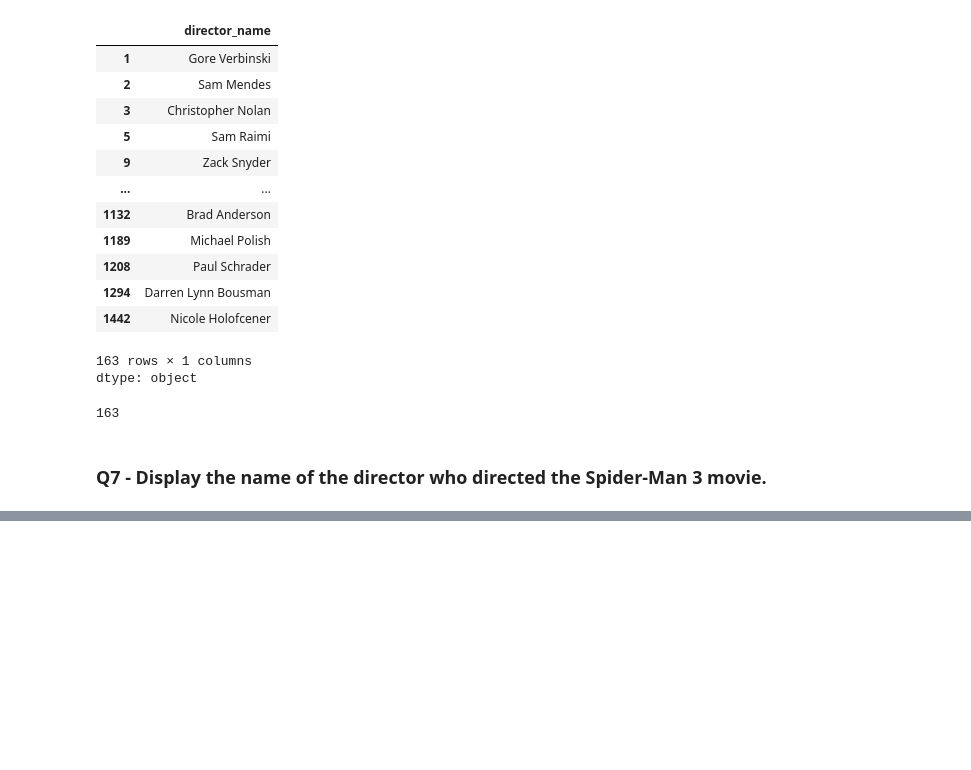
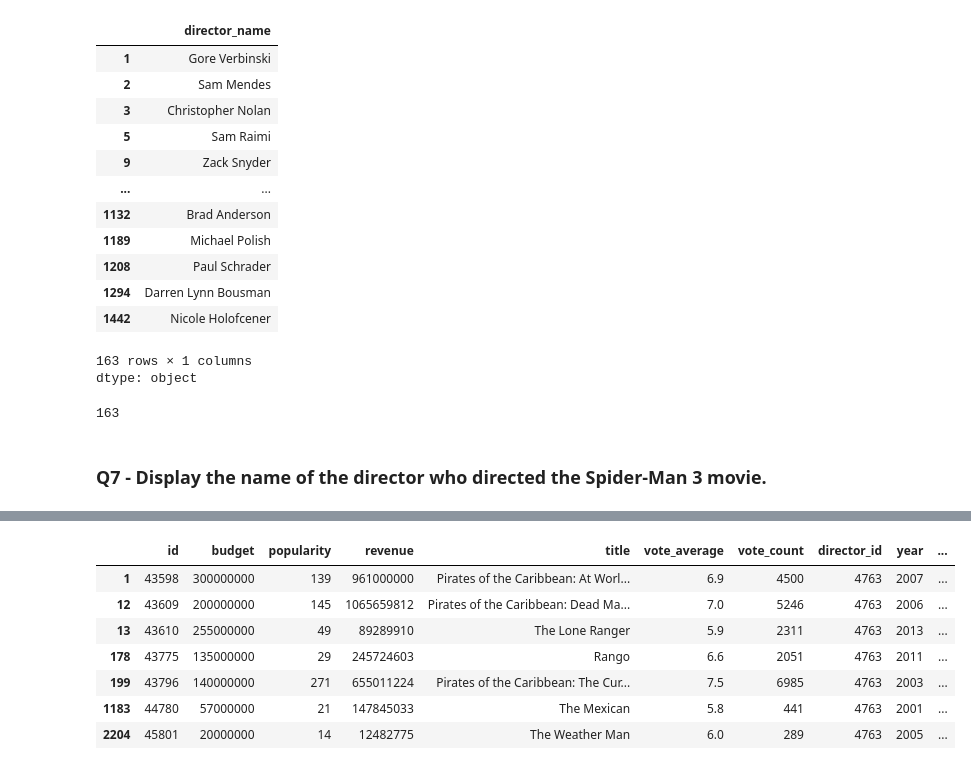
Before and after one commit to sr606/Python-Practice, a Jupyter notebook: Coding_exercise_Pandas5.ipynb, the cells around one changed output, grey strips where cells are left out. Saved outputs shown, nothing was run; the diff lists cells and outputs as text; code cells hidden in the pictures; blank space fills up the shorter version.

```diff
--- a/Coding_exercise_Pandas5.ipynb
+++ b/Coding_exercise_Pandas5.ipynb
@@ -192,0 +316,11 @@ names.count() # validating
+# %%
+solve("Gore Verbinski", 2000, 2015)
+# %% [output]
+|  | id | budget | popularity | revenue | title | vote_average | vote_count | director_id | year | ... |
+| 1 | 43598 | 300000000 | 139 | 961000000 | Pirates of the Caribbean: At Worl... | 6.9 | 4500 | 4763 | 2007 | ... |
+| 12 | 43609 | 200000000 | 145 | 1065659812 | Pirates of the Caribbean: Dead Ma... | 7.0 | 5246 | 4763 | 2006 | ... |
+| 13 | 43610 | 255000000 | 49 | 89289910 | The Lone Ranger | 5.9 | 2311 | 4763 | 2013 | ... |
+| 178 | 43775 | 135000000 | 29 | 245724603 | Rango | 6.6 | 2051 | 4763 | 2011 | ... |
+| 199 | 43796 | 140000000 | 271 | 655011224 | Pirates of the Caribbean: The Cur... | 7.5 | 6985 | 4763 | 2003 | ... |
+| 1183 | 44780 | 57000000 | 21 | 147845033 | The Mexican | 5.8 | 441 | 4763 | 2001 | ... |
+| 2204 | 45801 | 20000000 | 14 | 12482775 | The Weather Man | 6.0 | 289 | 4763 | 2005 | ... |
```
Also changed, not shown: parts of 17 cells of this notebook.
